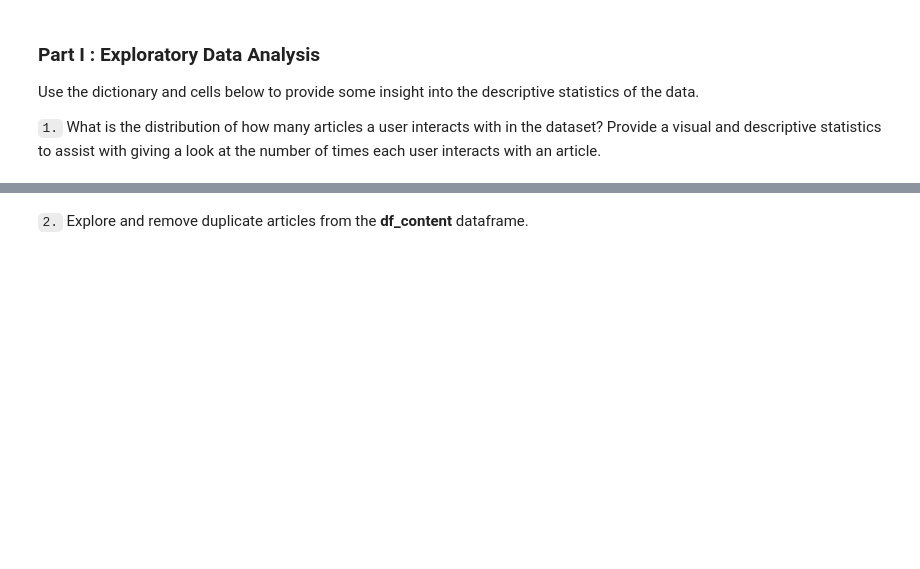
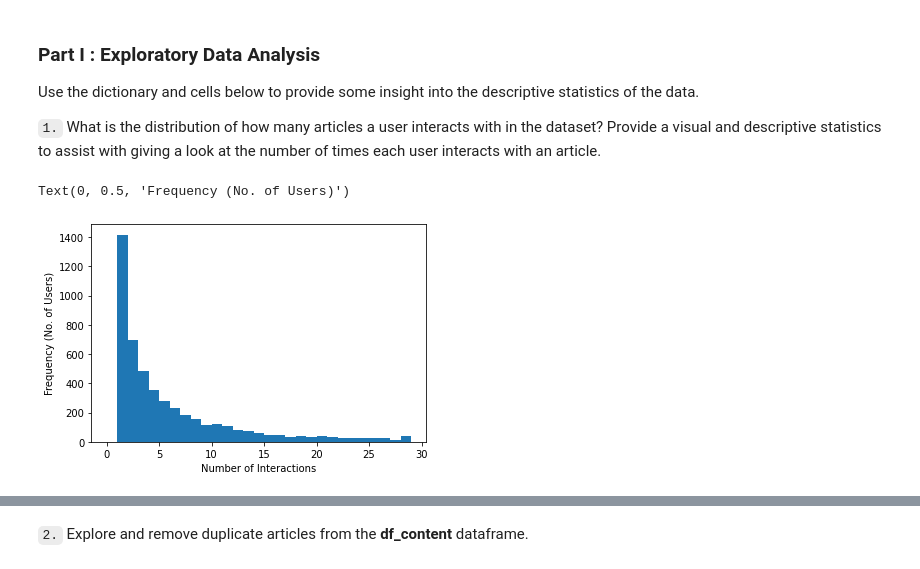
Before and after one commit to JacquesMullerAA/DSProject3, a Jupyter notebook: Recommendations_with_IBM.ipynb, the cells around one changed output, grey strips where cells are left out. Drawn from its saved outputs; the diff is of its cells as text; code cells hidden in the pictures; blank space fills up the shorter version.

```diff
--- a/Recommendations_with_IBM.ipynb
+++ b/Recommendations_with_IBM.ipynb
@@ -59,3 +58,16 @@ df_content.head()
 Use the dictionary and cells below to provide some insight into the descriptive statistics of the data.
 
 `1.` What is the distribution of how many articles a user interacts with in the dataset?  Provide a visual and descriptive statistics to assist with giving a look at the number of times each user interacts with an article.
+# %%
+#Determine the number of interactions per user
+user_interactions = pd.crosstab(df.email, columns=[df.article_id]).T.sum()
+
+#Plot a histogram showing the number of users by the number of interactions
+bins = np.arange(0,30,1)
+fig, axes = plt.subplots(nrows=1, ncols=1)
+user_interactions.hist(bins=bins, grid=False)
+axes.set_xlabel("Number of Interactions")
+axes.set_ylabel("Frequency (No. of Users)")
+# %% [output]
+Text(0, 0.5, 'Frequency (No. of Users)')
+[figure, added]
```
Also changed, not shown: parts of 20 cells of this notebook.
